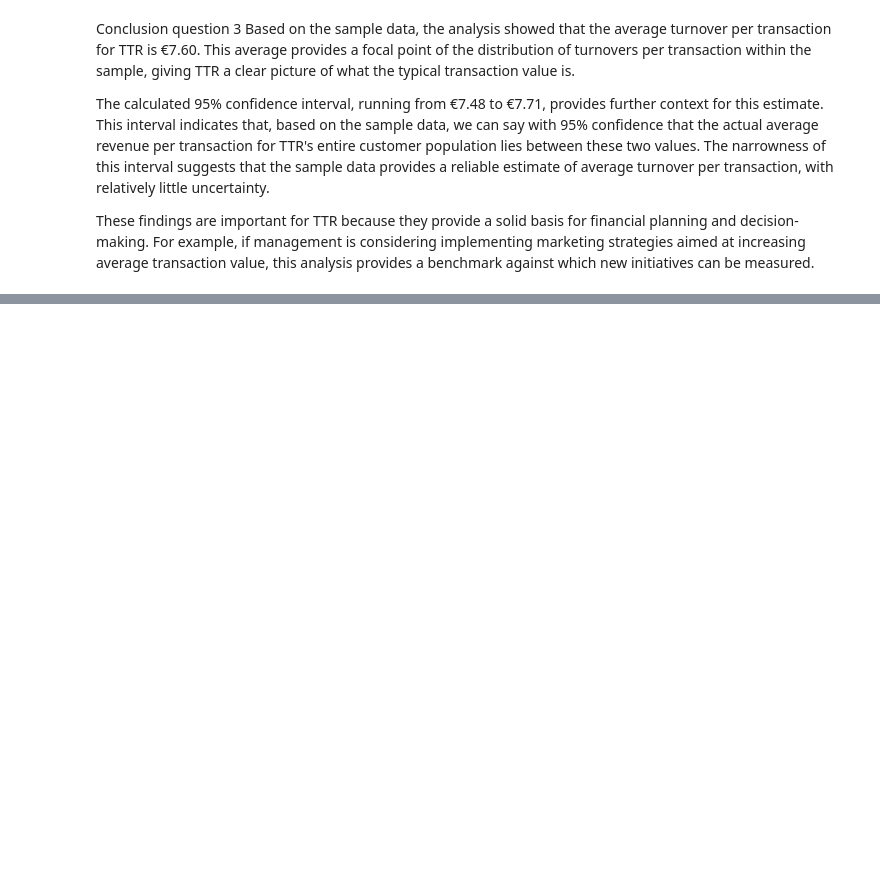
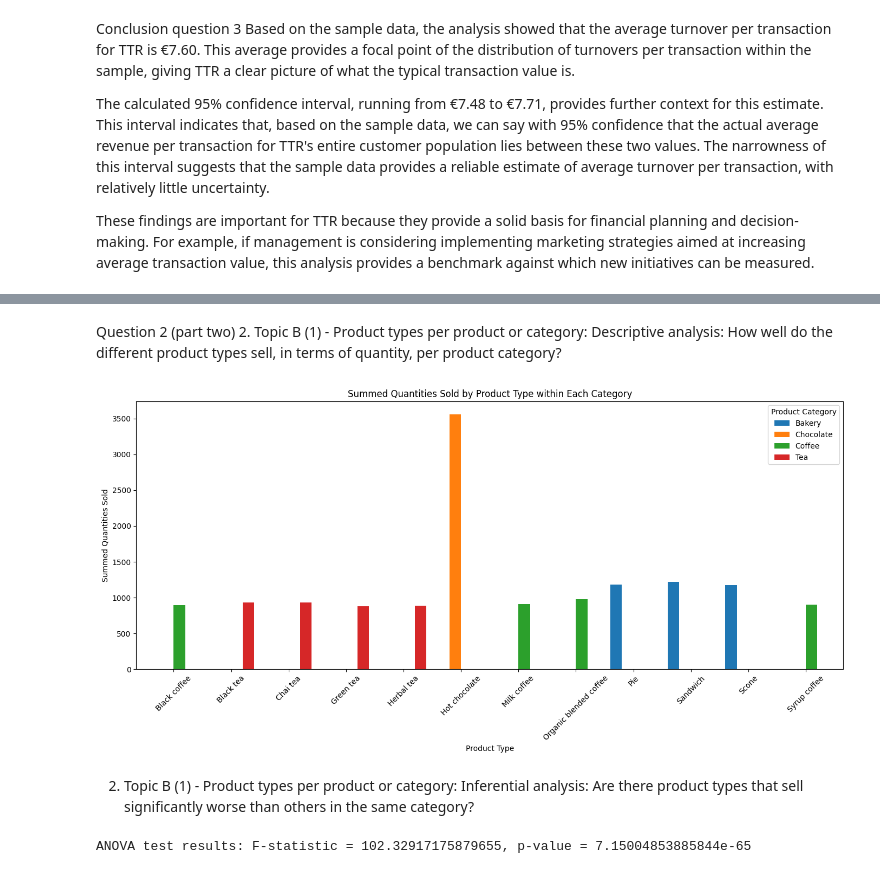
Before and after one commit to marielle1999/-Mathematics-and-Statistics-in-Python, a Jupyter notebook: sales revenue improvement.ipynb, the cells around one changed output, grey strips where cells are left out. Drawn from its saved outputs; the diff is of its cells as text; code cells hidden in the pictures; blank space fills up the shorter version.

```diff
--- a/sales revenue improvement.ipynb
+++ b/sales revenue improvement.ipynb
@@ -235,0 +290,44 @@ Report part 2
+# %% [markdown]
+Question 2 (part two)
+2. Topic B (1) - Product types per product or category:
+Descriptive analysis:  How well do the different product types sell, in terms of quantity, per product category?
+# %%
+import pandas as pd
+import matplotlib.pyplot as plt
+
+grouped_data = data.groupby(['product_category', 'product_type'])['transaction_qty'].sum().reset_index()
+pivot_data = grouped_data.pivot(index='product_type', columns='product_category', values='transaction_qty')
+
+
+pivot_data.plot(kind='bar', figsize=(14, 7), width=0.8)
+
+
+plt.title('Summed Quantities Sold by Product Type within Each Category')
+plt.xlabel('Product Type')
+plt.ylabel('Summed Quantities Sold')
+plt.xticks(rotation=45)  # Rotate x-axis labels for better readability
+plt.legend(title='Product Category')
+plt.tight_layout()
+plt.show()
+# %% [output]
+[figure, added]
+# %% [markdown]
+2. Topic B (1) - Product types per product or category:
+Inferential analysis:  Are there product types that sell significantly worse than others in the same category?
+# %%
+import pandas as pd
+from scipy.stats import f_oneway
+
+df = pd.read_csv('https://raw.githubusercontent.com/marielle1999/-Mathematics-and-Statistics-in-Python/main/dataset_1659397.csv')
+
+df['revenue'] = df['unit_price'] * df['transaction_qty']
+
+df_cleaned = df.dropna()
+
+grouped_revenue_cleaned = df_cleaned.groupby('product_category')['revenue'].apply(list)
+
+anova_result = f_oneway(*grouped_revenue_cleaned)
+
+print(f"ANOVA test results: F-statistic = {anova_result.statistic}, p-value = {anova_result.pvalue}")
+# %% [output]
+ANOVA test results: F-statistic = 102.32917175879655, p-value = 7.15004853885844e-65
```
Also changed, not shown: parts of 21 cells of this notebook, 1 other file.
